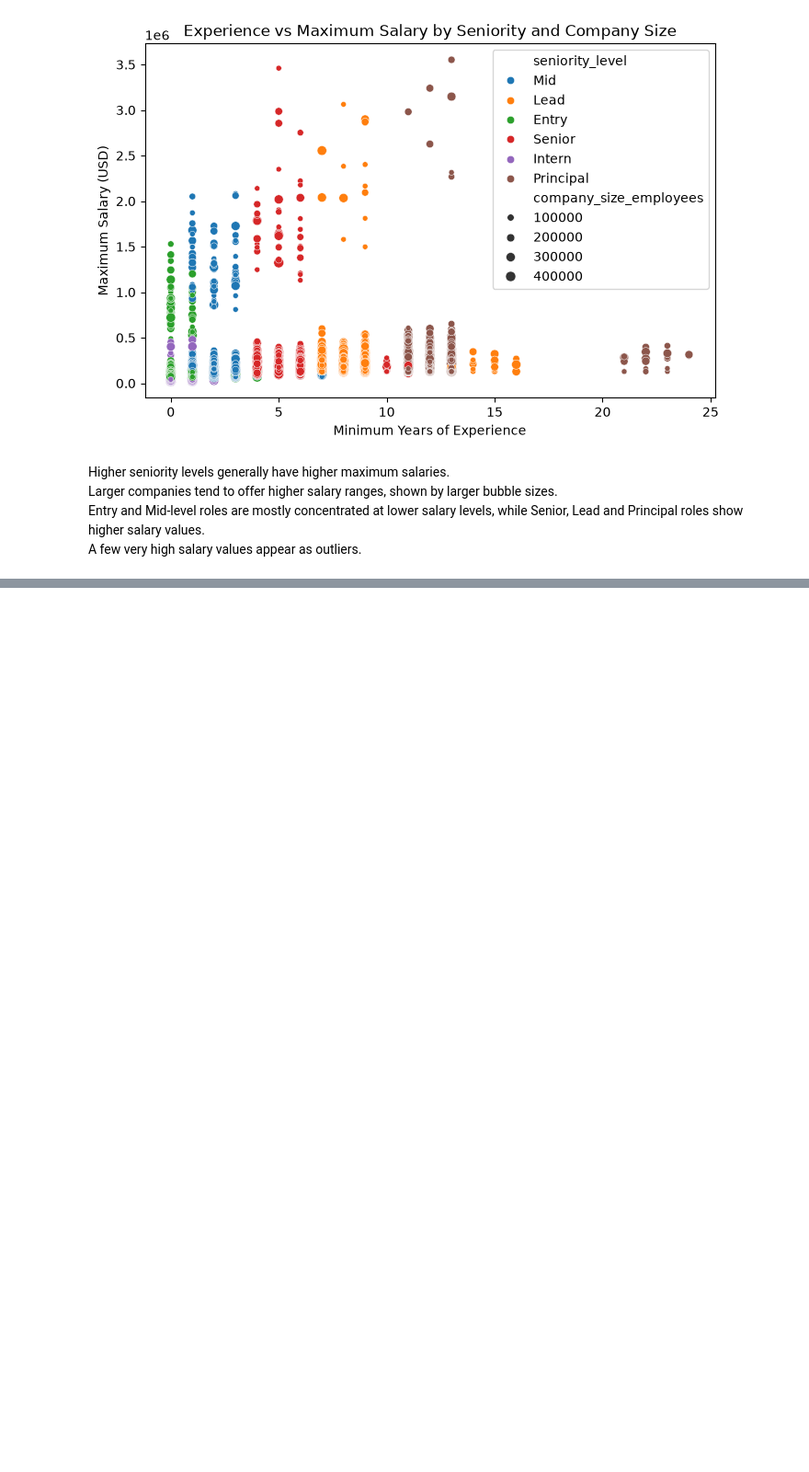
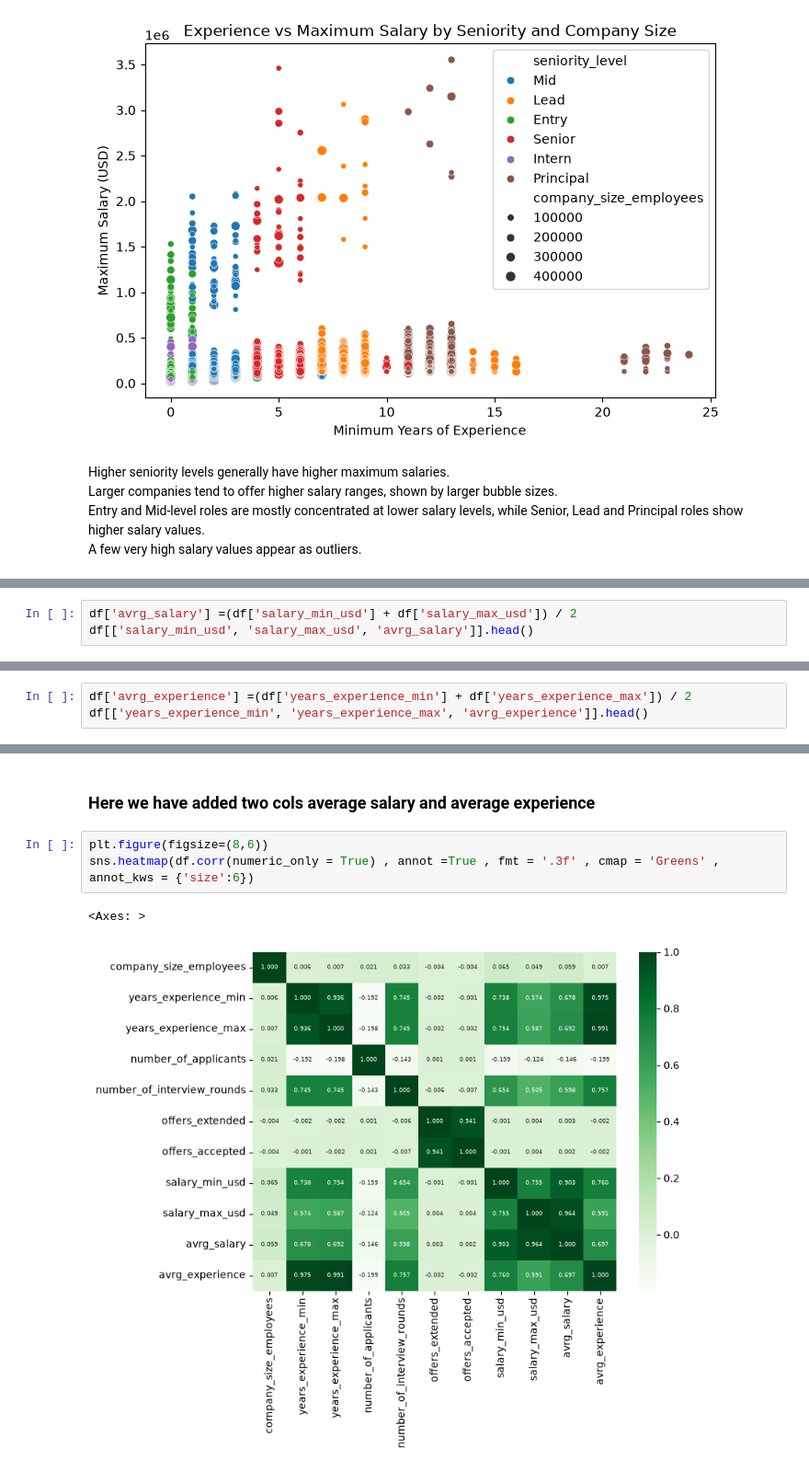
Before and after one commit to itsvartika23/Vartika_Singh_EDA, a Jupyter notebook: EDA.ipynb, the cells around one changed output, grey strips where cells are left out. Shown at 92% size. Cells and saved outputs as stored; diff of their text form; blank space fills up the shorter version.

```diff
--- a/EDA.ipynb
+++ b/EDA.ipynb
@@ -1421,0 +1424,3 @@ A few very high salary values appear as outliers.
+# %%
+df['avrg_salary'] =(df['salary_min_usd'] + df['salary_max_usd']) / 2
+df[['salary_min_usd', 'salary_max_usd', 'avrg_salary']].head()
@@ -1421,0 +1434,3 @@ A few very high salary values appear as outliers.
+# %%
+df['avrg_experience'] =(df['years_experience_min'] + df['years_experience_max']) / 2
+df[['years_experience_min', 'years_experience_max', 'avrg_experience']].head()
@@ -1421,0 +1444,8 @@ A few very high salary values appear as outliers.
+# %% [markdown]
+### Here we have added two cols average salary and average experience
+# %%
+plt.figure(figsize=(8,6))
+sns.heatmap(df.corr(numeric_only = True) , annot =True , fmt = '.3f' , cmap = 'Greens' , annot_kws = {'size':6})
+# %% [output]
+<Axes: >
+[figure, added]
```
Also changed, not shown: parts of 5 cells of this notebook.
